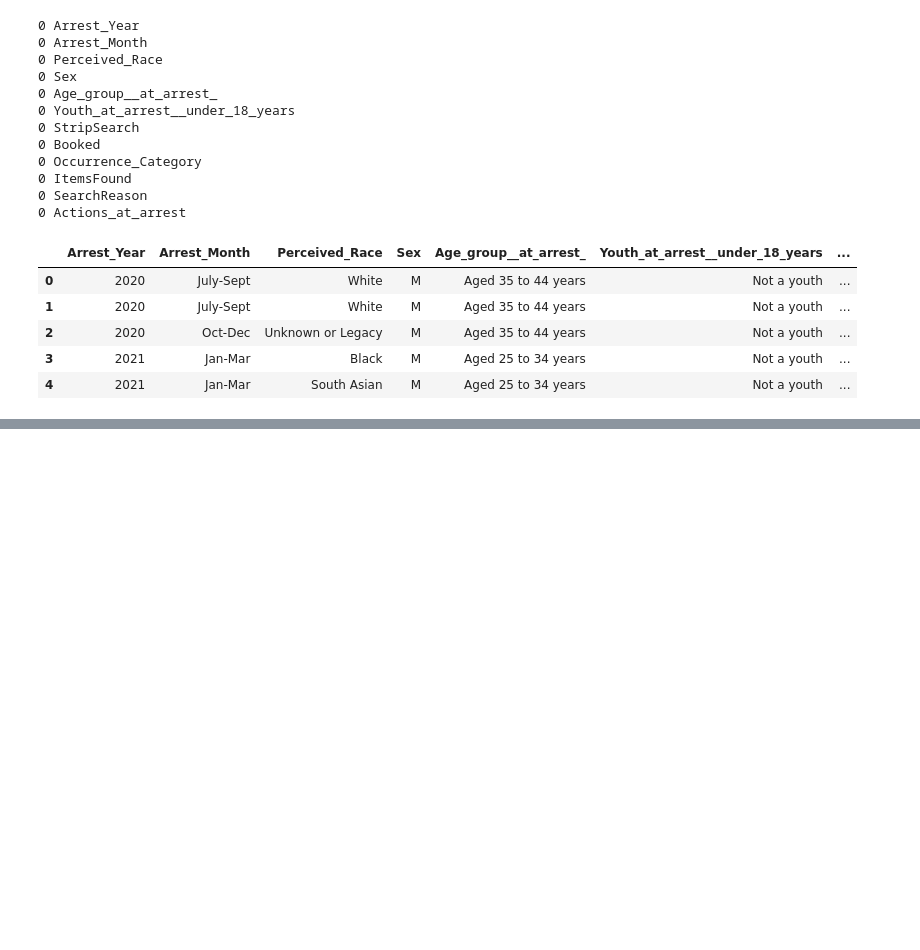
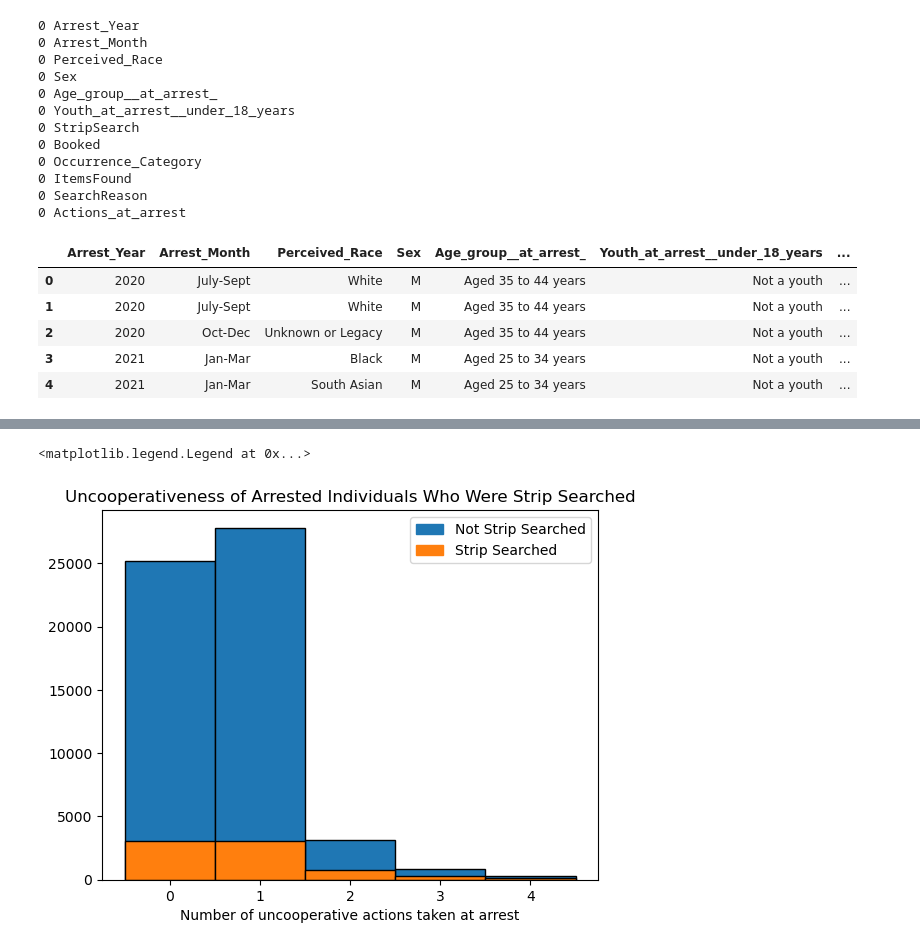
Before and after one commit to cooeoeooc/2178_g38, a Jupyter notebook: group38_code.ipynb, the cells around one changed output, grey strips where cells are left out. Saved outputs shown, nothing was run; the diff lists cells and outputs as text; code cells hidden in the pictures; blank space fills up the shorter version.

```diff
--- a/group38_code.ipynb
+++ b/group38_code.ipynb
@@ -378,0 +323,21 @@ StripSearch_1_2021_data.groupby(["Time_series"])["StripSearch"].value_counts().s
+# %%
+# %%script = False
+
+Actions_at_arrest_NotStripSearched = data[(data["StripSearch"] == 0)]
+Actions_at_arrest_StripSearched = data[(data["StripSearch"] == 1)]
+
+plt.hist(Actions_at_arrest_NotStripSearched["Actions_at_arrest"], bins = np.arange(6)-0.5, color = "C0", edgecolor = "black")
+# plt.xlabel("Number of uncooperative actions taken at arrest")
+# plt.title("Uncooperativeness of Arrested Individuals Who Were Not Strip Searched")
+
+plt.hist(Actions_at_arrest_StripSearched["Actions_at_arrest"], bins = np.arange(6)-0.5, color = "C1", edgecolor = "black")
+plt.xlabel("Number of uncooperative actions taken at arrest")
+plt.title("Uncooperativeness of Arrested Individuals Who Were Strip Searched")
+
+colours = {"Not Strip Searched": "C0", "Strip Searched": "C1"}
+labels = list(colours.keys())
+handles = [plt.Rectangle((0, 0), 1, 1, color = colours[label]) for label in labels]
+plt.legend(handles, labels)
+# %% [output]
+<matplotlib.legend.Legend at 0x...>
+[figure, added]
```
Also changed, not shown: parts of 80 cells of this notebook.
